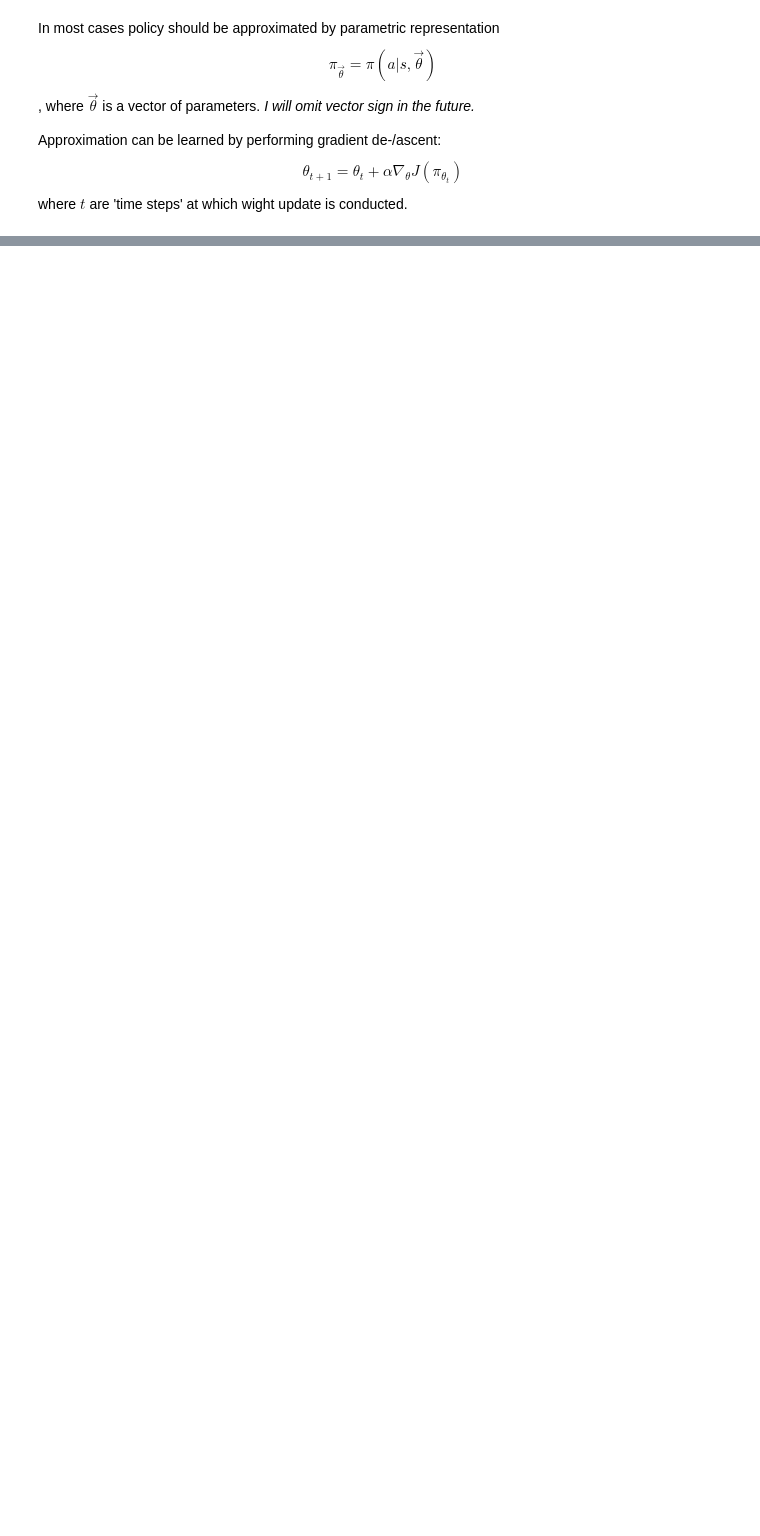
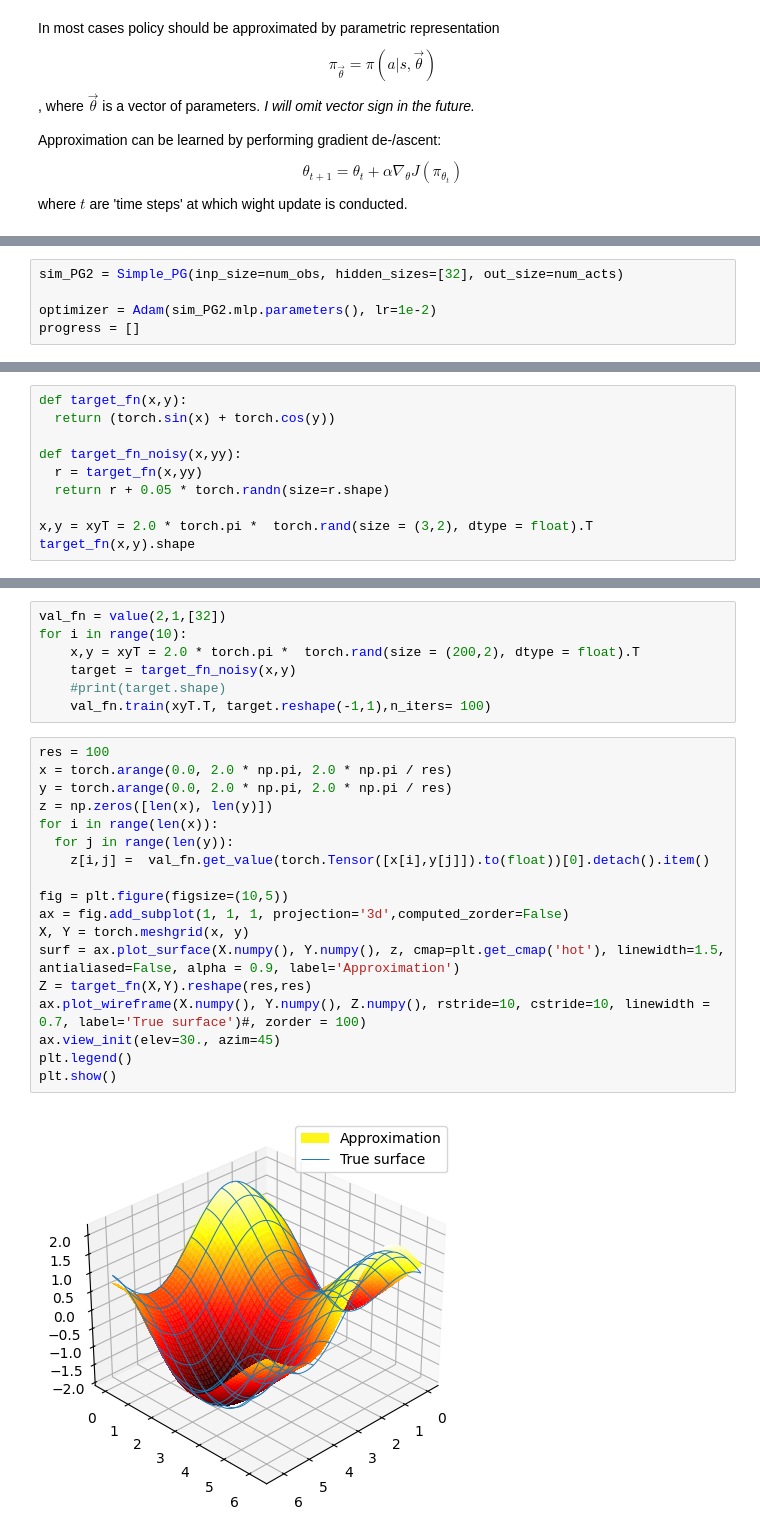
Before and after one commit to ajegorovs/aj_python_tool_lib, a Jupyter notebook: data_processing/neural_networks/DEEP_RL_Deep_Reinfocement_Learning/part_03_Simplest_policy_gradient.ipynb, the cells around one changed output, grey strips where cells are left out. Drawn from its saved outputs; the diff is of its cells as text; blank space fills up the shorter version.

```diff
--- a/data_processing/neural_networks/DEEP_RL_Deep_Reinfocement_Learning/part_03_Simplest_policy_gradient.ipynb
+++ b/data_processing/neural_networks/DEEP_RL_Deep_Reinfocement_Learning/part_03_Simplest_policy_gradient.ipynb
@@ -46,0 +144,5 @@ $$\boxed{\nabla_{\theta} J(\pi_{\theta}) =  \frac{1}{|D|} \sum_{\tau \in D}\sum_
+# %%
+sim_PG2 = Simple_PG(inp_size=num_obs, hidden_sizes=[32], out_size=num_acts)
+
+optimizer = Adam(sim_PG2.mlp.parameters(), lr=1e-2)
+progress = []
@@ -46,0 +276,10 @@ $$\boxed{\nabla_{\theta} J(\pi_{\theta}) =  \frac{1}{|D|} \sum_{\tau \in D}\sum_
+# %%
+def target_fn(x,y):
+  return (torch.sin(x) + torch.cos(y))
+
+def target_fn_noisy(x,yy):
+  r = target_fn(x,yy)
+  return r + 0.05 * torch.randn(size=r.shape)
+
+x,y = xyT = 2.0 * torch.pi *  torch.rand(size = (3,2), dtype = float).T
+target_fn(x,y).shape
@@ -46,0 +288,27 @@ $$\boxed{\nabla_{\theta} J(\pi_{\theta}) =  \frac{1}{|D|} \sum_{\tau \in D}\sum_
+# %%
+val_fn = value(2,1,[32])
+for i in range(10):
+    x,y = xyT = 2.0 * torch.pi *  torch.rand(size = (200,2), dtype = float).T
+    target = target_fn_noisy(x,y)
+    #print(target.shape)
+    val_fn.train(xyT.T, target.reshape(-1,1),n_iters= 100)
+# %%
+res = 100
+x = torch.arange(0.0, 2.0 * np.pi, 2.0 * np.pi / res)
+y = torch.arange(0.0, 2.0 * np.pi, 2.0 * np.pi / res)
+z = np.zeros([len(x), len(y)])
+for i in range(len(x)):
+  for j in range(len(y)):
+    z[i,j] =  val_fn.get_value(torch.Tensor([x[i],y[j]]).to(float))[0].detach().item()
+
+fig = plt.figure(figsize=(10,5))
+ax = fig.add_subplot(1, 1, 1, projection='3d',computed_zorder=False)
+X, Y = torch.meshgrid(x, y)
+surf = ax.plot_surface(X.numpy(), Y.numpy(), z, cmap=plt.get_cmap('hot'), linewidth=1.5, antialiased=False, alpha = 0.9, label='Approximation')
+Z = target_fn(X,Y).reshape(res,res)
+ax.plot_wireframe(X.numpy(), Y.numpy(), Z.numpy(), rstride=10, cstride=10, linewidth = 0.7, label='True surface')#, zorder = 100)
+ax.view_init(elev=30., azim=45)
+plt.legend()
+plt.show()
+# %% [output]
+[figure, added]
```
Also changed, not shown: parts of 15 cells of this notebook, 1 other file.
